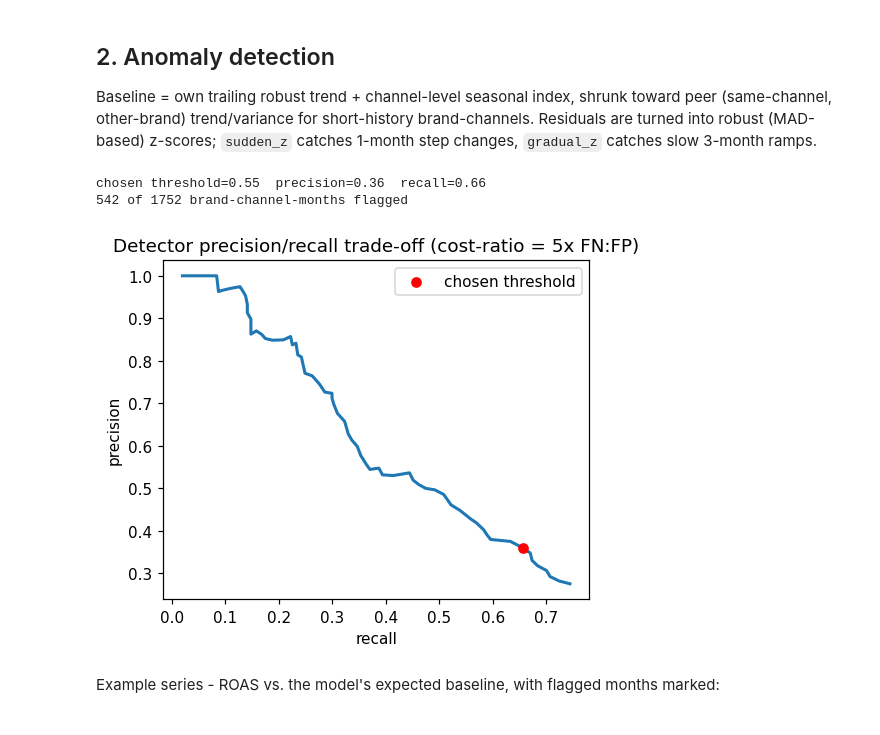
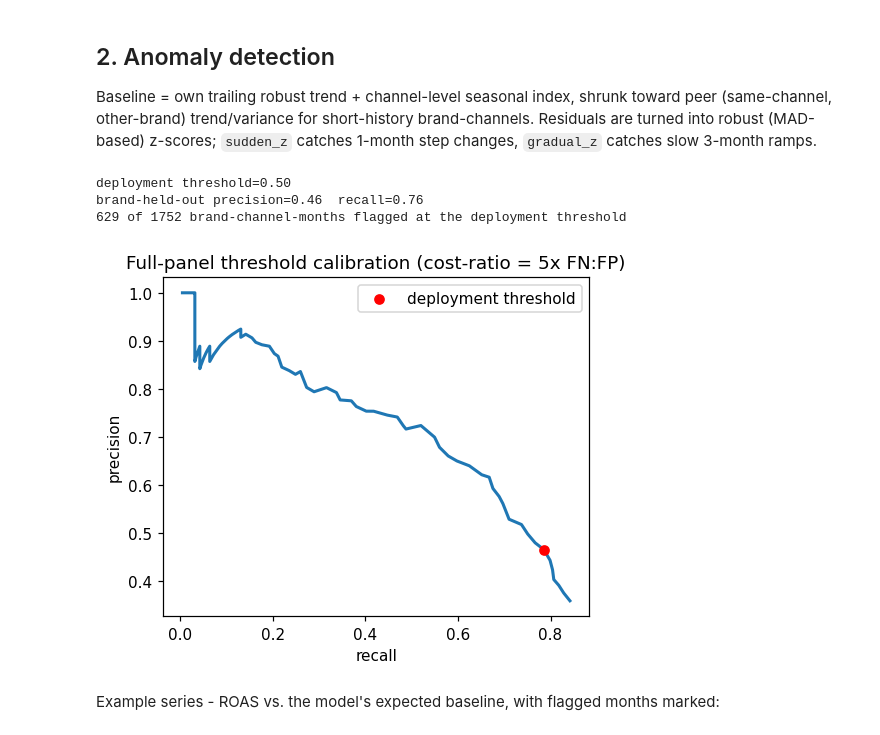
Before and after one commit to iamgagan/ds-exercise, a Jupyter notebook: notebook.ipynb, the cells around one changed output. Cells and saved outputs as stored; diff of their text form; code cells hidden in the pictures.

```diff
--- a/notebook.ipynb
+++ b/notebook.ipynb
@@ -77,22 +77,24 @@ turned into robust (MAD-based) z-scores; `sudden_z` catches 1-month step changes
 catches slow 3-month ramps.
 # %%
 det = detect(panel, labels)
-scored, sel = det["scored"], det["threshold_selection"]
-print(f"chosen threshold={sel['best_threshold']:.2f}  precision={sel['precision']:.2f}  recall={sel['recall']:.2f}")
-print(f"{scored['flagged'].sum()} of {len(scored)} brand-channel-months flagged")
+scored, sel, detector_cv = det["scored"], det["threshold_selection"], det["cv_evaluation"]
+print(f"deployment threshold={sel['best_threshold']:.2f}")
+print(f"brand-held-out precision={detector_cv['precision']:.2f}  recall={detector_cv['recall']:.2f}")
+print(f"{scored['flagged'].sum()} of {len(scored)} brand-channel-months flagged at the deployment threshold")
 # %% [output]
-chosen threshold=0.55  precision=0.36  recall=0.66
-542 of 1752 brand-channel-months flagged
+deployment threshold=0.50
+brand-held-out precision=0.46  recall=0.76
+629 of 1752 brand-channel-months flagged at the deployment threshold
 # %%
 fig, ax = plt.subplots(figsize=(5, 4))
 ax.plot(sel["curve"]["recall"], sel["curve"]["precision"], lw=2)
 best_row = sel["curve"].iloc[(sel["curve"]["threshold"] - sel["best_threshold"]).abs().idxmin()]
-ax.scatter([best_row["recall"]], [best_row["precision"]], color="red", zorder=5, label="chosen threshold")
+ax.scatter([best_row["recall"]], [best_row["precision"]], color="red", zorder=5, label="deployment threshold")
 ax.set_xlabel("recall"); ax.set_ylabel("precision"); ax.legend()
-ax.set_title("Detector precision/recall trade-off (cost-ratio = 5x FN:FP)")
+ax.set_title("Full-panel threshold calibration (cost-ratio = 5x FN:FP)")
 plt.show()
 # %% [output]
-[figure, old version]
+[figure, new version]
 # %% [markdown]
 Example series - ROAS vs. the model's expected baseline, with flagged months marked:
 # %%
```
Also changed, not shown: parts of 8 cells of this notebook, 22 other files.
